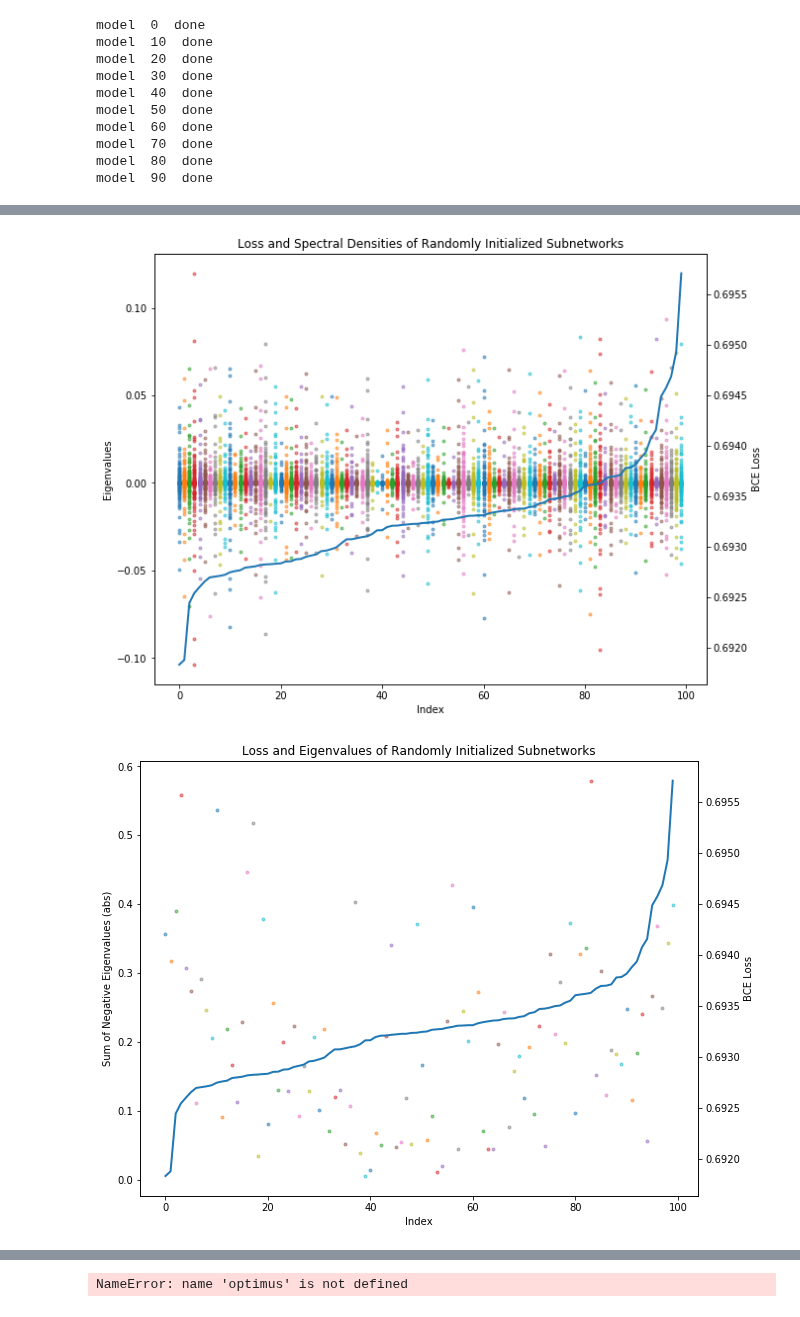
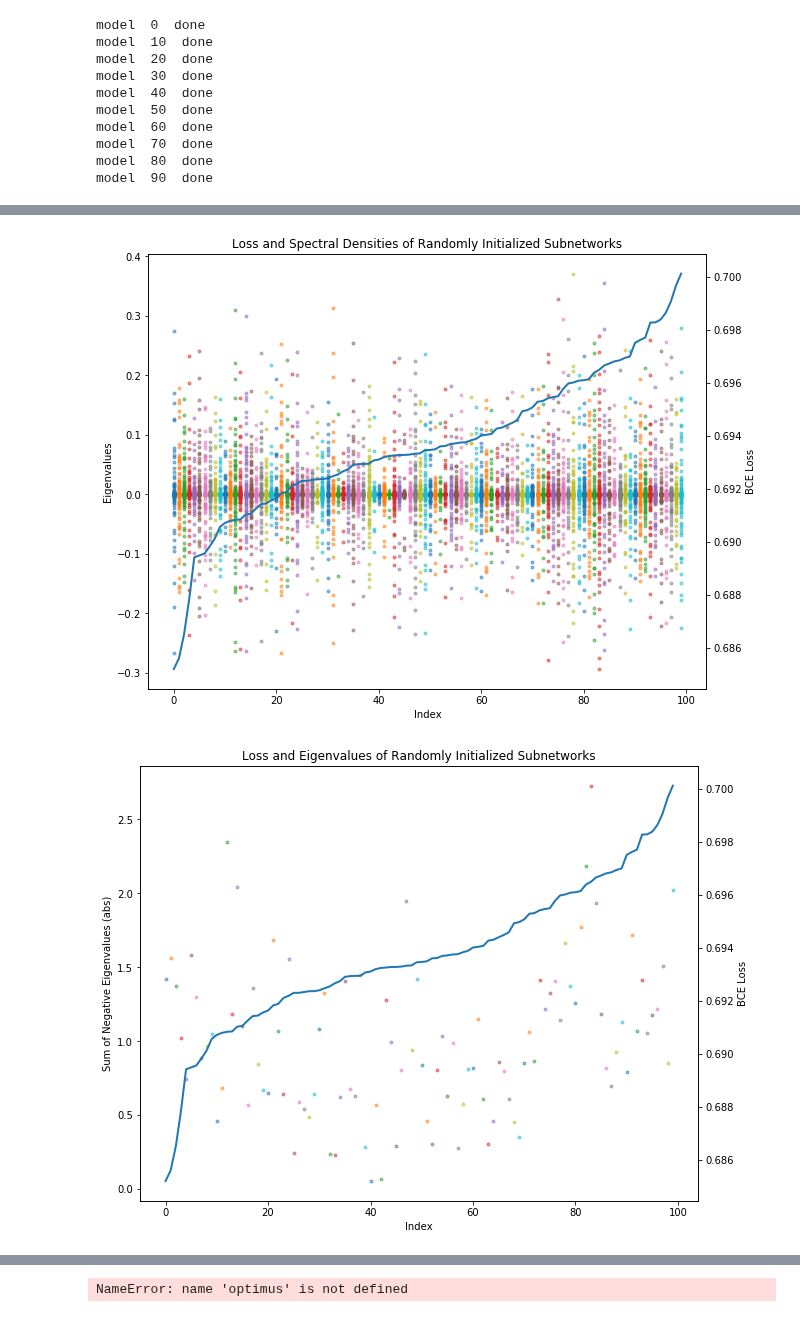
Before and after one commit to g-benton/hessian-eff-dim, a Jupyter notebook: Notebooks/subnet_scratch_masked_layer.ipynb, the cells around one changed output, grey strips where cells are left out. Drawn from its saved outputs; the diff is of its cells as text; code cells hidden in the pictures.

```diff
--- a/Notebooks/subnet_scratch_masked_layer.ipynb
+++ b/Notebooks/subnet_scratch_masked_layer.ipynb
@@ -39,7 +39,7 @@ if use_cuda:
     test_x, test_y = test_x.cuda(), test_y.cuda()
 # %%
 n_trial = 100
-pct_keep = .35
+pct_keep = .25
 optim = torch.optim.Adam
 
 losses = torch.zeros(n_trial)
@@ -49,7 +49,7 @@ hessians = []
 for tt in range(n_trial):
 
     model = hess.nets.MaskedNet(train_x, train_y, bias=True,
-                            n_hidden=5, hidden_size=10,
+                            n_hidden=3, hidden_size=20,
                             activation=torch.nn.ELU(),
                             pct_keep=pct_keep)
     n_par = sum(p.numel() for p in model.parameters())
@@ -166,23 +166,23 @@ ax2.set_ylabel("BCE Loss")
 ax1.set_xlabel("Index")
 plt.title("Loss and Spectral Densities of Randomly Initialized Subnetworks");
 # %% [output]
-[figure, old version]
+[figure, new version]
 # %%
 fig, ax1 = plt.subplots(figsize=(10,8))
 for ii, tt in enumerate(idx):
-    ax1.plot(ii, sum(e_vals[int(tt)][e_vals[int(0)] < 0].abs()),
+    ax1.plot(ii, sum(e_vals[int(tt)][e_vals[int(0)] > 0].abs()),
             marker=".", alpha=0.5, linestyle='None')
 ax1.set_ylabel("Sum of Negative Eigenvalues (abs)")
 
 
 ax2 = ax1.twinx()
 ax2.plot(sorted_losses.detach(),
         linewidth=2.)
 ax2.set_ylabel("BCE Loss")
 ax1.set_xlabel("Index")
 plt.title("Loss and Eigenvalues of Randomly Initialized Subnetworks");
 # %% [output]
-[figure, old version]
+[figure, new version]
 # %%
 e_vals[0]
 # %% [output]
```
Also changed, not shown: parts of 5 cells of this notebook, 1 other file.
